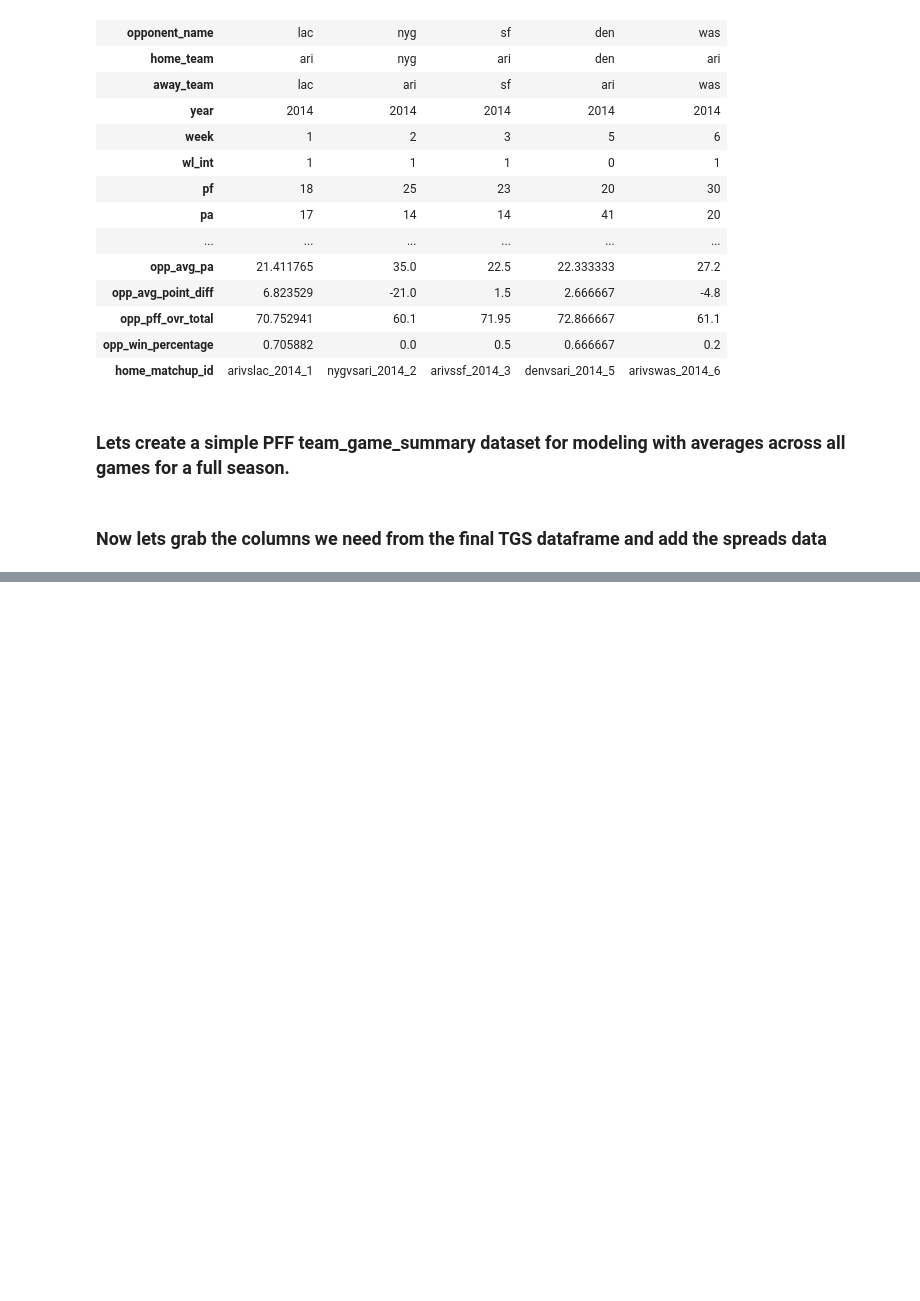
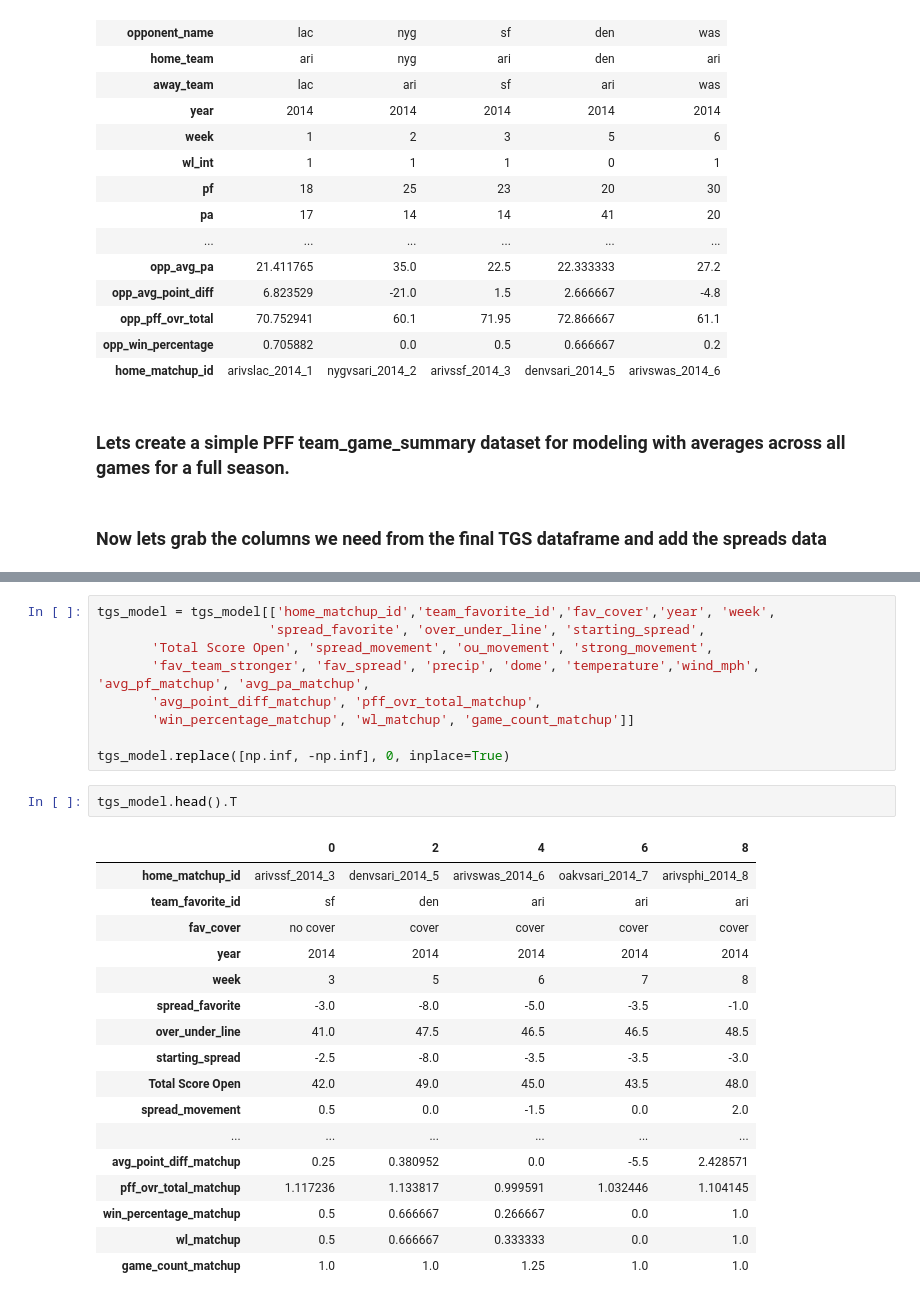
Before and after one commit to ajakks/nfl_models, a Jupyter notebook: create_modeling_data_sample.ipynb, the cells around one changed output, grey strips where cells are left out. Cells and saved outputs as stored; diff of their text form; blank space fills up the shorter version.

```diff
--- a/create_modeling_data_sample.ipynb
+++ b/create_modeling_data_sample.ipynb
@@ -694,0 +756,29 @@ See the caveats in the documentation: https://pandas.pydata.org/pandas-docs/stab
+# %%
+tgs_model = tgs_model[['home_matchup_id','team_favorite_id','fav_cover','year', 'week',
+                      'spread_favorite', 'over_under_line', 'starting_spread',
+       'Total Score Open', 'spread_movement', 'ou_movement', 'strong_movement',
+       'fav_team_stronger', 'fav_spread', 'precip', 'dome', 'temperature','wind_mph', 'avg_pf_matchup', 'avg_pa_matchup',
+       'avg_point_diff_matchup', 'pff_ovr_total_matchup',
+       'win_percentage_matchup', 'wl_matchup', 'game_count_matchup']]
+
+tgs_model.replace([np.inf, -np.inf], 0, inplace=True)
+# %%
+tgs_model.head().T
+# %% [output]
+|  | 0 | 2 | 4 | 6 | 8 |
+| home_matchup_id | arivssf_2014_3 | denvsari_2014_5 | arivswas_2014_6 | oakvsari_2014_7 | arivsphi_2014_8 |
+| team_favorite_id | sf | den | ari | ari | ari |
+| fav_cover | no cover | cover | cover | cover | cover |
+| year | 2014 | 2014 | 2014 | 2014 | 2014 |
+| week | 3 | 5 | 6 | 7 | 8 |
+| spread_favorite | -3.0 | -8.0 | -5.0 | -3.5 | -1.0 |
+| over_under_line | 41.0 | 47.5 | 46.5 | 46.5 | 48.5 |
+| starting_spread | -2.5 | -8.0 | -3.5 | -3.5 | -3.0 |
+| Total Score Open | 42.0 | 49.0 | 45.0 | 43.5 | 48.0 |
+| spread_movement | 0.5 | 0.0 | -1.5 | 0.0 | 2.0 |
+| ... | ... | ... | ... | ... | ... |
+| avg_point_diff_matchup | 0.25 | 0.380952 | 0.0 | -5.5 | 2.428571 |
+| pff_ovr_total_matchup | 1.117236 | 1.133817 | 0.999591 | 1.032446 | 1.104145 |
+| win_percentage_matchup | 0.5 | 0.666667 | 0.266667 | 0.0 | 1.0 |
+| wl_matchup | 0.5 | 0.666667 | 0.333333 | 0.0 | 1.0 |
+| game_count_matchup | 1.0 | 1.0 | 1.25 | 1.0 | 1.0 |
```
Also changed, not shown: parts of 4 cells of this notebook.
